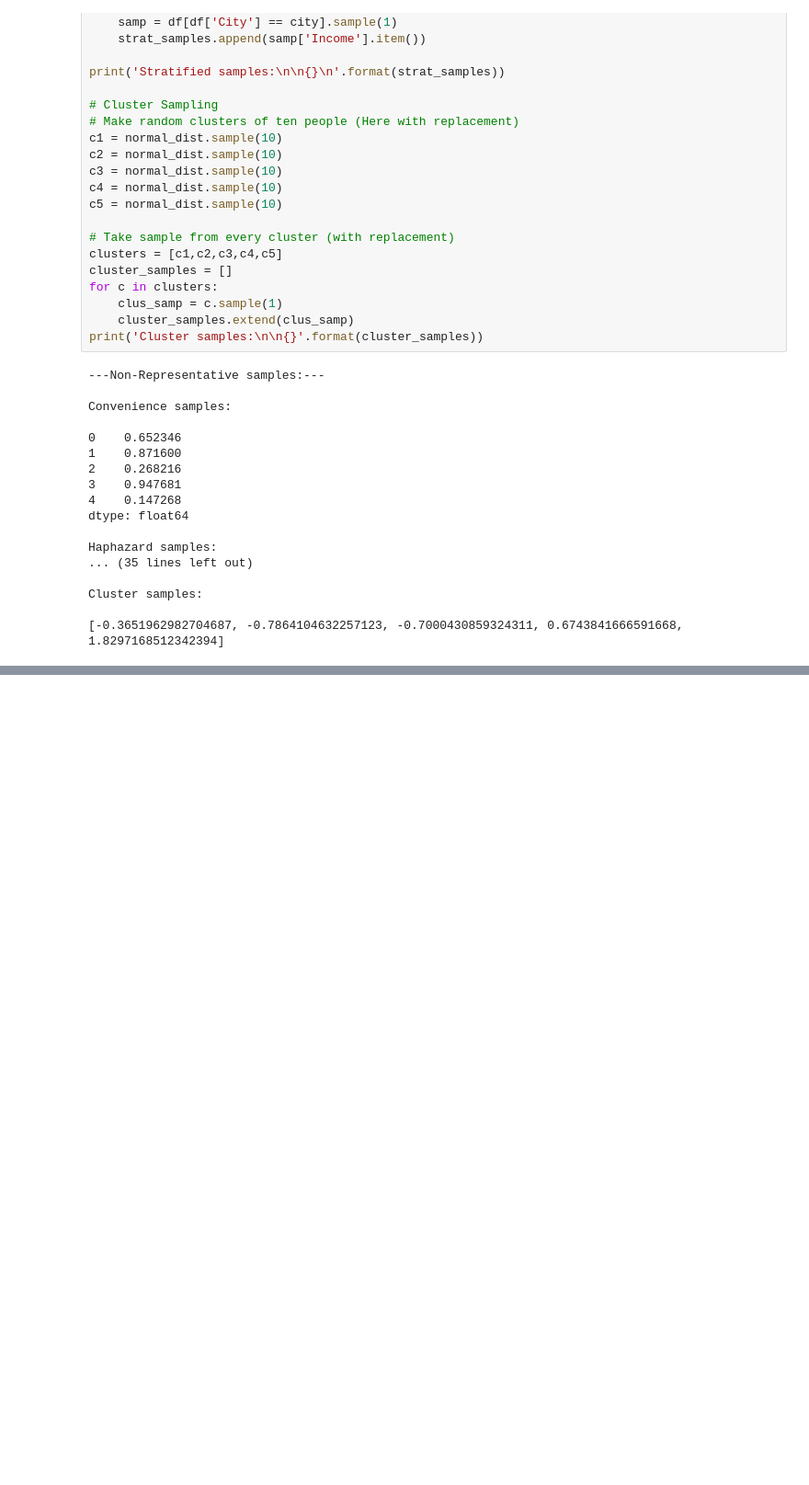
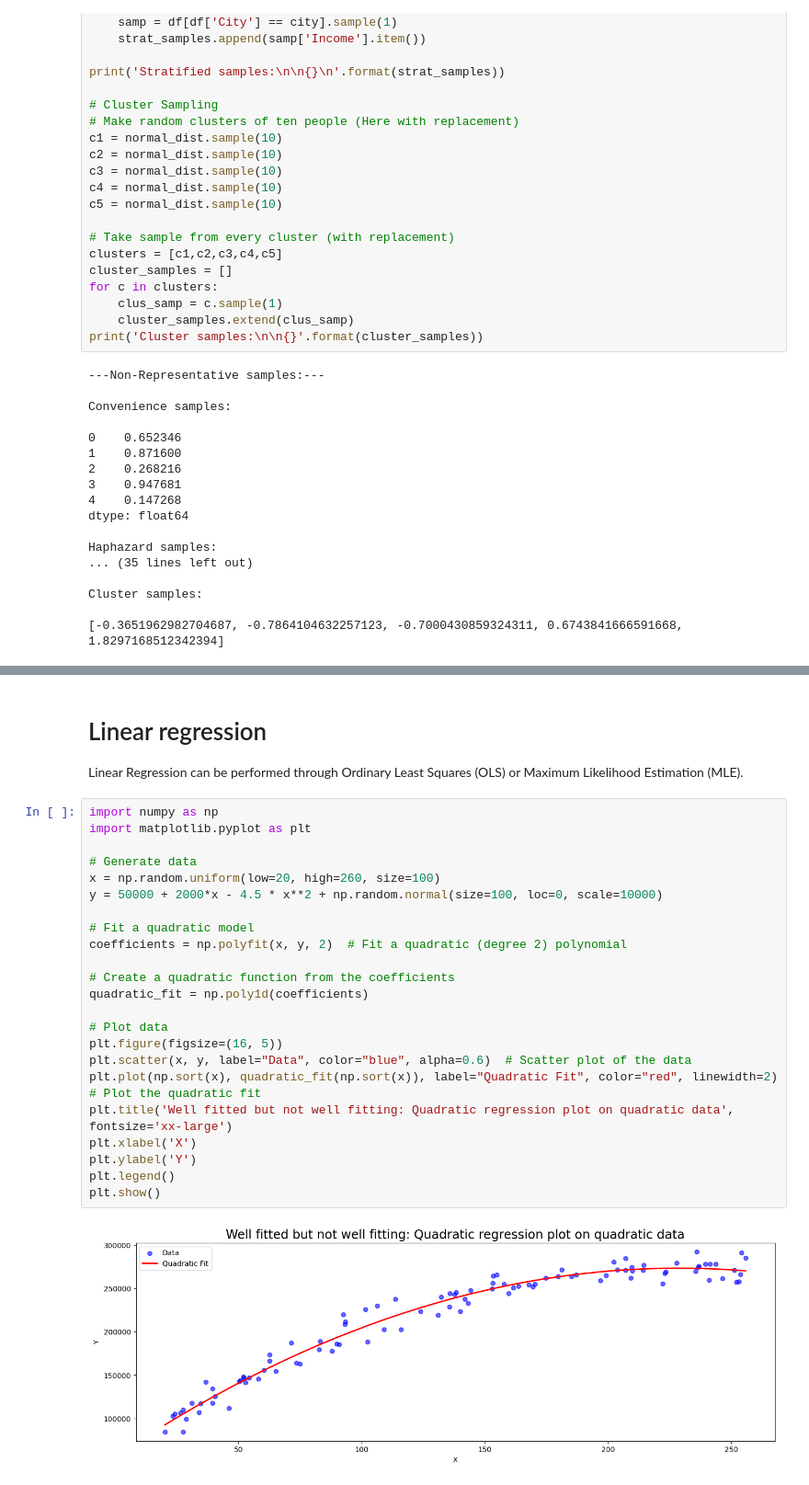
Before and after one commit to keithmmc/dataprojects, a Jupyter notebook: statsnotebook.ipynb, the cells around one changed output, grey strips where cells are left out. Shown at 92% size. Drawn from its saved outputs; the diff is of its cells as text; blank space fills up the shorter version.

```diff
--- a/statsnotebook.ipynb
+++ b/statsnotebook.ipynb
@@ -463,0 +501,28 @@ Cluster samples:
+# %% [markdown]
+# Linear regression
+Linear Regression can be performed through Ordinary Least Squares (OLS) or Maximum Likelihood Estimation (MLE).
+# %%
+import numpy as np
+import matplotlib.pyplot as plt
+
+# Generate data
+x = np.random.uniform(low=20, high=260, size=100)
+y = 50000 + 2000*x - 4.5 * x**2 + np.random.normal(size=100, loc=0, scale=10000)
+
+# Fit a quadratic model
+coefficients = np.polyfit(x, y, 2)  # Fit a quadratic (degree 2) polynomial
+
+# Create a quadratic function from the coefficients
+quadratic_fit = np.poly1d(coefficients)
+
+# Plot data
+plt.figure(figsize=(16, 5))
+plt.scatter(x, y, label="Data", color="blue", alpha=0.6)  # Scatter plot of the data
+plt.plot(np.sort(x), quadratic_fit(np.sort(x)), label="Quadratic Fit", color="red", linewidth=2)  # Plot the quadratic fit
+plt.title('Well fitted but not well fitting: Quadratic regression plot on quadratic data', fontsize='xx-large')
+plt.xlabel('X')
+plt.ylabel('Y')
+plt.legend()
+plt.show()
+# %% [output]
+[figure, added]
```
Also changed, not shown: parts of 10 cells of this notebook.
